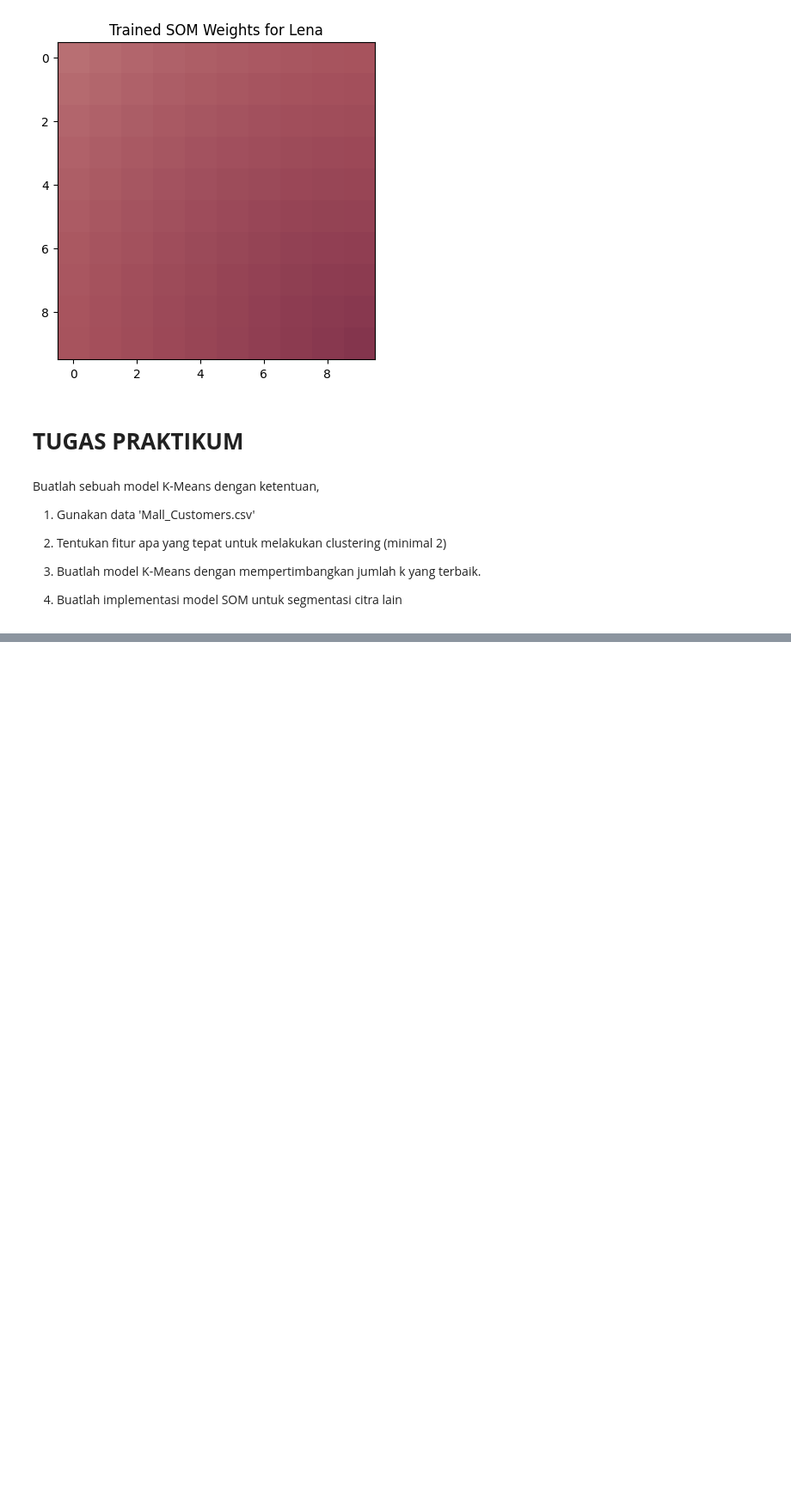
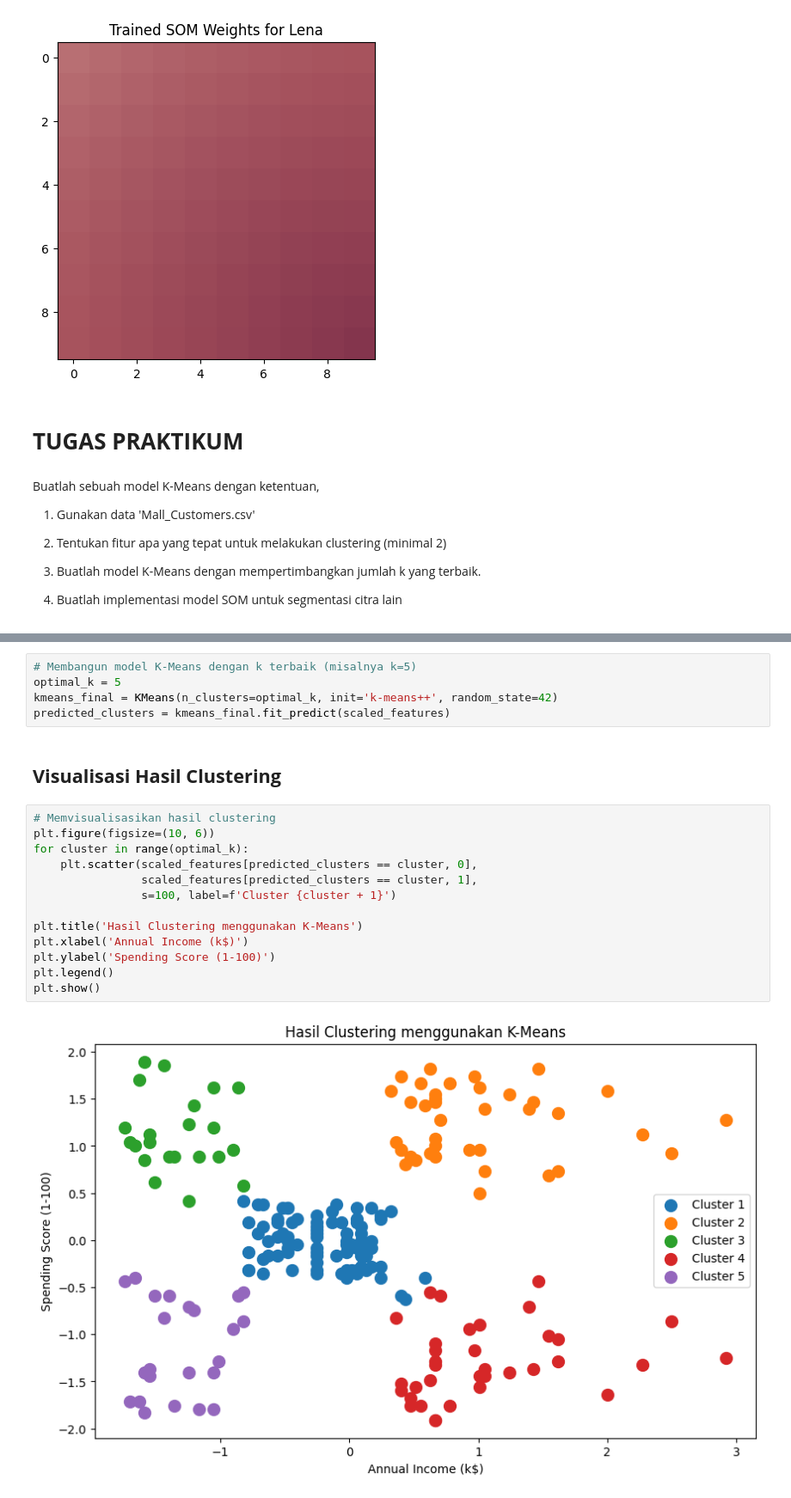
Before and after one commit to YayunEldina/PEMB_MESIN_Ganjil_2024, a Jupyter notebook: Jobsheet_7_ Clustering.ipynb, the cells around one changed output, grey strips where cells are left out. Shown at 86% size. Cells and saved outputs as stored; diff of their text form; blank space fills up the shorter version.

```diff
--- a/Jobsheet_7_ Clustering.ipynb
+++ b/Jobsheet_7_ Clustering.ipynb
@@ -488,0 +543,22 @@ Buatlah sebuah model K-Means dengan ketentuan,
+# %%
+# Membangun model K-Means dengan k terbaik (misalnya k=5)
+optimal_k = 5
+kmeans_final = KMeans(n_clusters=optimal_k, init='k-means++', random_state=42)
+predicted_clusters = kmeans_final.fit_predict(scaled_features)
+# %% [markdown]
+## **Visualisasi Hasil Clustering**
+# %%
+# Memvisualisasikan hasil clustering
+plt.figure(figsize=(10, 6))
+for cluster in range(optimal_k):
+    plt.scatter(scaled_features[predicted_clusters == cluster, 0],
+                scaled_features[predicted_clusters == cluster, 1],
+                s=100, label=f'Cluster {cluster + 1}')
+
+plt.title('Hasil Clustering menggunakan K-Means')
+plt.xlabel('Annual Income (k$)')
+plt.ylabel('Spending Score (1-100)')
+plt.legend()
+plt.show()
+# %% [output]
+[figure, added]
```
Also changed, not shown: parts of 14 cells of this notebook.
